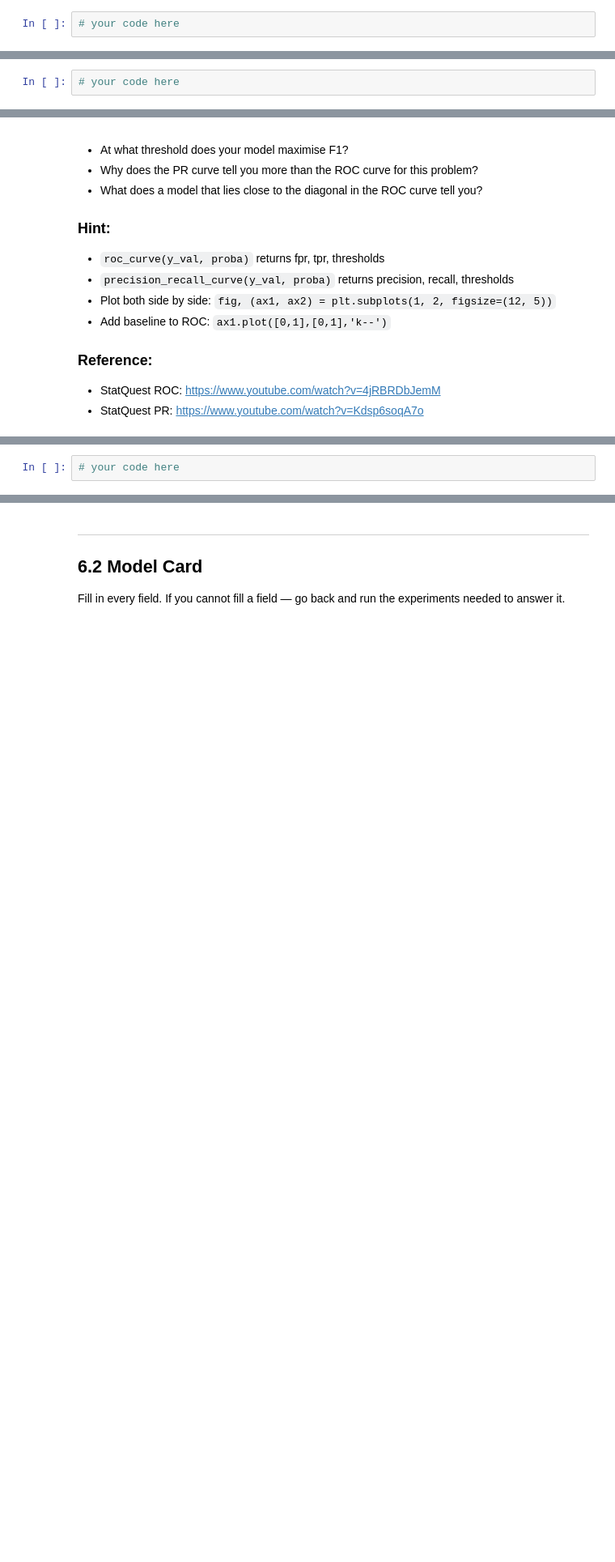
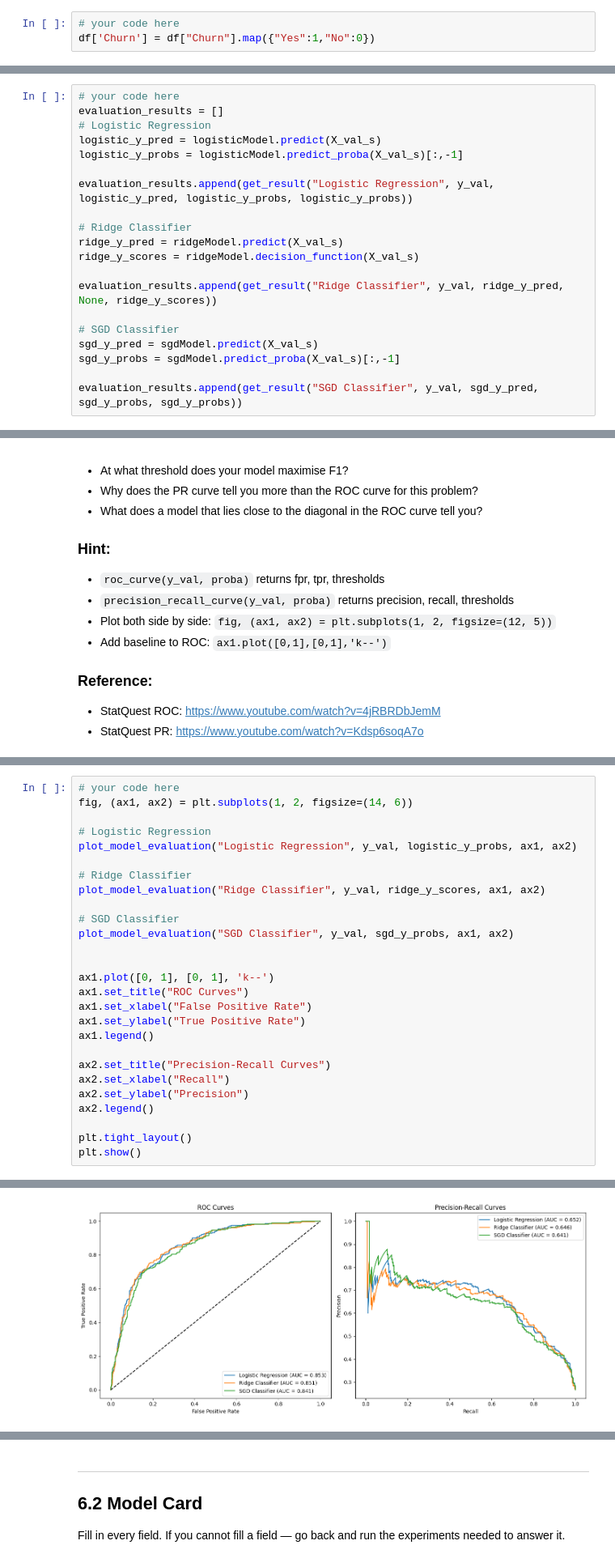
Before and after one commit to pankajmehta07/FuseMachines-AI-MicroDegree-2026, a Jupyter notebook: Week4/W4_Linear_Models_Assignment.ipynb, the cells around one changed output, grey strips where cells are left out. Shown at 81% size. Saved outputs shown, nothing was run; the diff lists cells and outputs as text; blank space fills up the shorter version.

```diff
--- a/Week4/W4_Linear_Models_Assignment.ipynb
+++ b/Week4/W4_Linear_Models_Assignment.ipynb
@@ -174,2 +346,3 @@ Write out the ML problem formally using the structure below.
 # %%
 # your code here
+df['Churn'] = df["Churn"].map({"Yes":1,"No":0})
@@ -347,2 +763,20 @@ A comparison table is the minimum evidence required to justify a model choice. W
 # %%
 # your code here
+evaluation_results = []
+# Logistic Regression
+logistic_y_pred = logisticModel.predict(X_val_s)
+logistic_y_probs = logisticModel.predict_proba(X_val_s)[:,-1]
+
+evaluation_results.append(get_result("Logistic Regression", y_val, logistic_y_pred, logistic_y_probs, logistic_y_probs))
+
+# Ridge Classifier
+ridge_y_pred = ridgeModel.predict(X_val_s)
+ridge_y_scores = ridgeModel.decision_function(X_val_s)
+
+evaluation_results.append(get_result("Ridge Classifier", y_val, ridge_y_pred, None, ridge_y_scores))
+
+# SGD Classifier
+sgd_y_pred = sgdModel.predict(X_val_s)
+sgd_y_probs = sgdModel.predict_proba(X_val_s)[:,-1]
+
+evaluation_results.append(get_result("SGD Classifier", y_val, sgd_y_pred, sgd_y_probs, sgd_y_probs))
@@ -373,2 +874,28 @@ Plot ROC curves and Precision-Recall curves for your models.
 # %%
 # your code here
+fig, (ax1, ax2) = plt.subplots(1, 2, figsize=(14, 6))
+
+# Logistic Regression
+plot_model_evaluation("Logistic Regression", y_val, logistic_y_probs, ax1, ax2)
+
+# Ridge Classifier
+plot_model_evaluation("Ridge Classifier", y_val, ridge_y_scores, ax1, ax2)
+
+# SGD Classifier
+plot_model_evaluation("SGD Classifier", y_val, sgd_y_probs, ax1, ax2)
+
+
+ax1.plot([0, 1], [0, 1], 'k--')
+ax1.set_title("ROC Curves")
+ax1.set_xlabel("False Positive Rate")
+ax1.set_ylabel("True Positive Rate")
+ax1.legend()
+
+ax2.set_title("Precision-Recall Curves")
+ax2.set_xlabel("Recall")
+ax2.set_ylabel("Precision")
+ax2.legend()
+
+plt.tight_layout()
+plt.show()
+# %% [output]
@@ -374,0 +913 @@ Plot ROC curves and Precision-Recall curves for your models.
+[figure, added]
```
Also changed, not shown: parts of 81 cells of this notebook, 3 other files.
